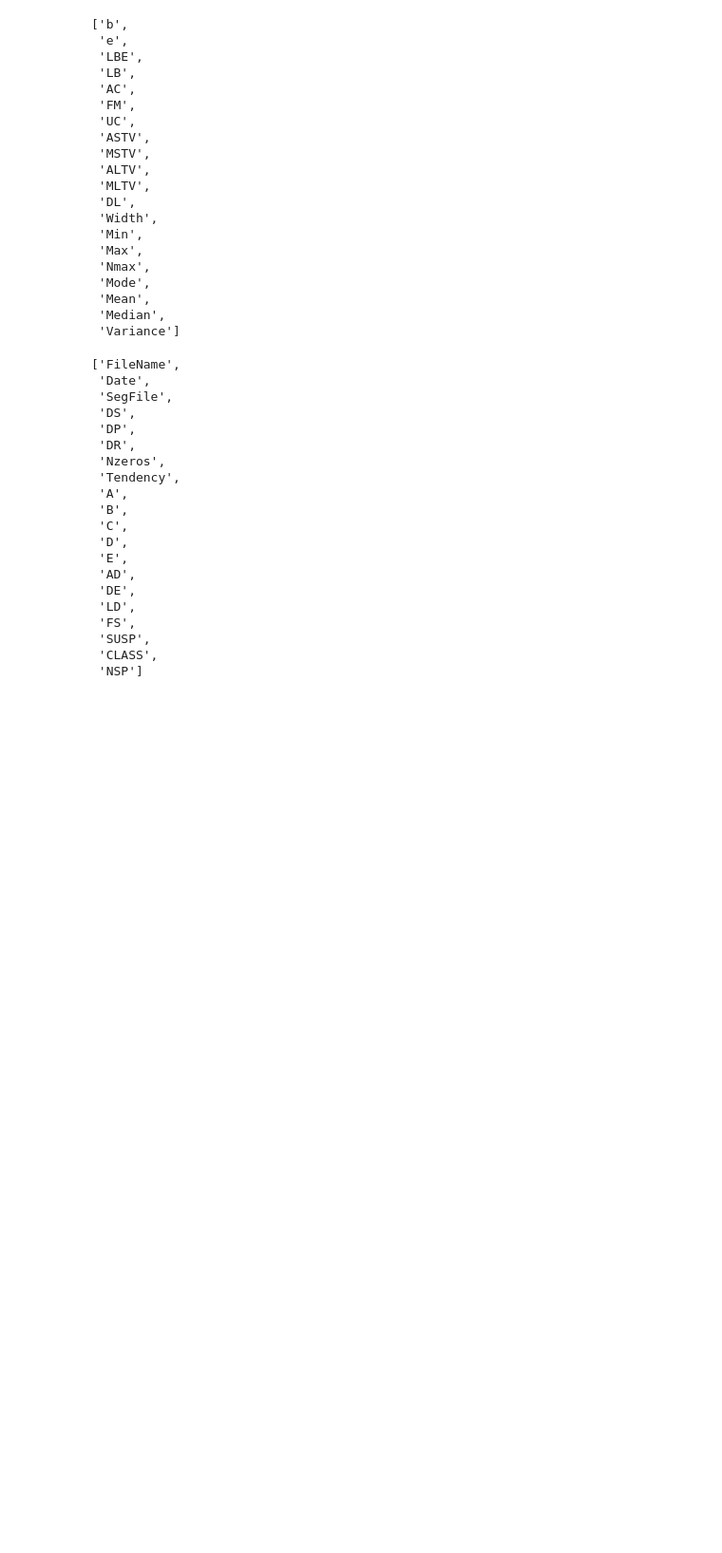
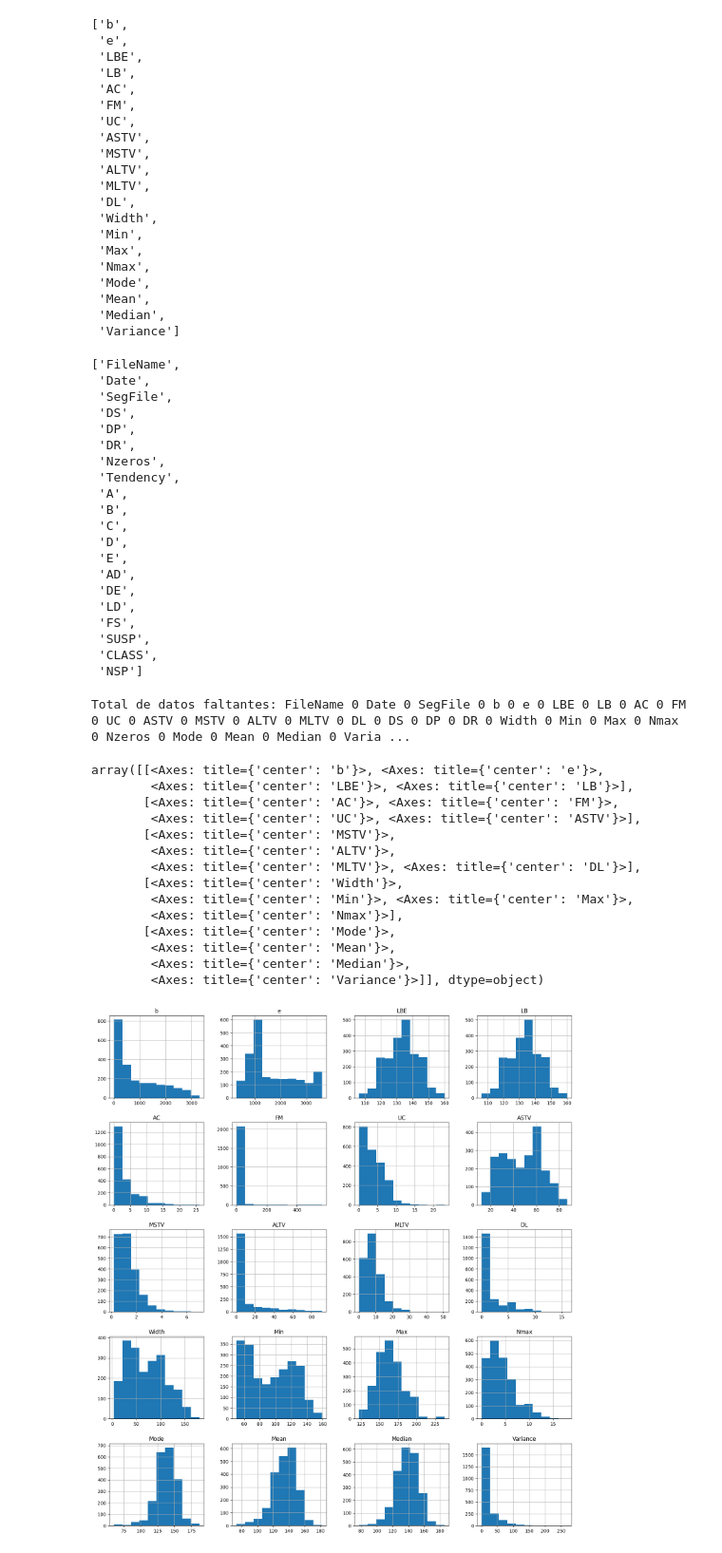
Before and after one commit to daff-250900/diplomado-ciencia-de-datos, a Jupyter notebook: p3.ipynb, the cells around one changed output. Shown: that part at 95% size. Cells and saved outputs as stored; diff of their text form; code cells hidden in the pictures; blank space fills up the shorter version.

```diff
--- a/p3.ipynb
+++ b/p3.ipynb
@@ -70,3 +72,47 @@ vard
  'SUSP',
  'CLASS',
  'NSP']
+# %%
+#Imputación de datos faltantes
+#Variables discretas
+most_frec_imputer = SimpleImputer(strategy='most_frequent')
+
+df[vard] = most_frec_imputer.fit_transform(df[vard])
+# %%
+#variables continuas usando KNN Imputer
+scaler = StandardScaler()
+df_scaled = scaler.fit_transform(df[varc])
+
+imputer = KNNImputer(n_neighbors=5, weights='distance')
+
+df_imputed_scaled = imputer.fit_transform(df_scaled)
+
+df_imputed = scaler.inverse_transform(df_imputed_scaled)
+df_imputed = pd.DataFrame(df_imputed, columns=varc)
+
+df[varc] = df_imputed
+# %%
+
+#Validación de imputación
+viz.check_data_completeness_dafneelizabethzepedagonzalez()
+# %% [output]
+Total de datos faltantes: FileName 0 Date 0 SegFile 0 b 0 e 0 LBE 0 LB 0 AC 0 FM 0 UC 0 ASTV 0 MSTV 0 ALTV 0 MLTV 0 DL 0 DS 0 DP 0 DR 0 Width 0 Min 0 Max 0 Nmax 0 Nzeros 0 Mode 0 Mean 0 Median 0 Varia ...
+# %%
+#Detección de {outliers
+df[varc].hist(figsize=(18, 20))
+# %% [output]
+array([[<Axes: title={'center': 'b'}>, <Axes: title={'center': 'e'}>,
+        <Axes: title={'center': 'LBE'}>, <Axes: title={'center': 'LB'}>],
+       [<Axes: title={'center': 'AC'}>, <Axes: title={'center': 'FM'}>,
+        <Axes: title={'center': 'UC'}>, <Axes: title={'center': 'ASTV'}>],
+       [<Axes: title={'center': 'MSTV'}>,
+        <Axes: title={'center': 'ALTV'}>,
+        <Axes: title={'center': 'MLTV'}>, <Axes: title={'center': 'DL'}>],
+       [<Axes: title={'center': 'Width'}>,
+        <Axes: title={'center': 'Min'}>, <Axes: title={'center': 'Max'}>,
+        <Axes: title={'center': 'Nmax'}>],
+       [<Axes: title={'center': 'Mode'}>,
+        <Axes: title={'center': 'Mean'}>,
+        <Axes: title={'center': 'Median'}>,
+        <Axes: title={'center': 'Variance'}>]], dtype=object)
+[figure, added]
```
Also changed, not shown: parts of 6 cells of this notebook, 1 other file.
